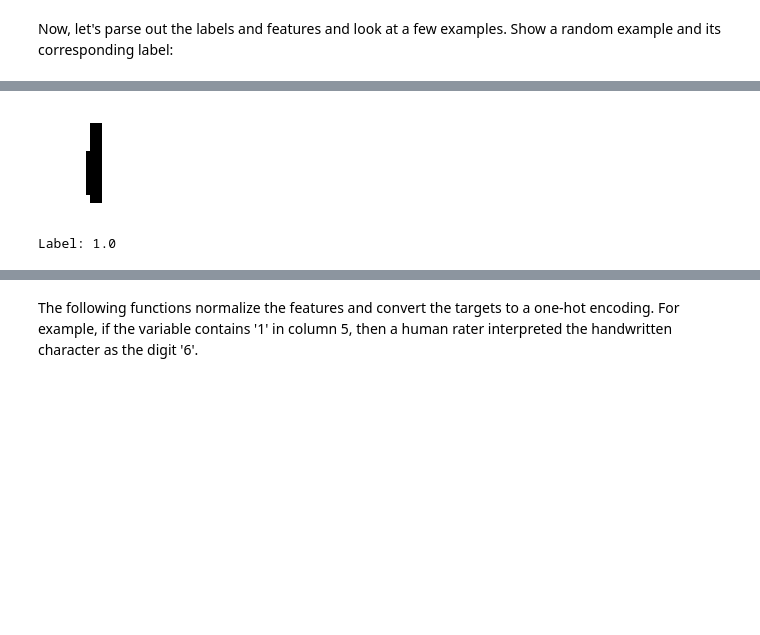
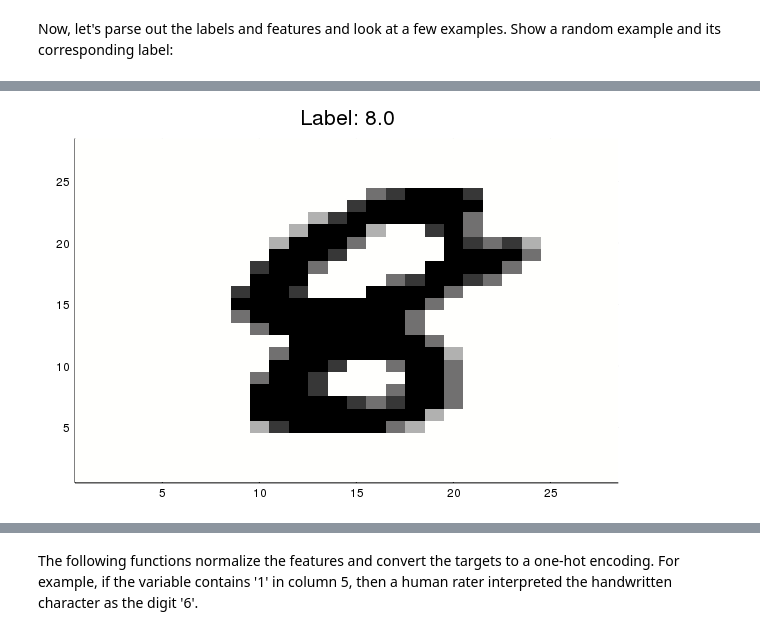
Before and after one commit to sdobber/MLCrashCourse, a Jupyter notebook: 10. Multi-class Classification of Handwritten Digits Julia.ipynb, the cells around one changed output, grey strips where cells are left out. Saved outputs shown, nothing was run; the diff lists cells and outputs as text; code cells hidden in the pictures; blank space fills up the shorter version.

```diff
--- a/10. Multi-class Classification of Handwritten Digits Julia.ipynb
+++ b/10. Multi-class Classification of Handwritten Digits Julia.ipynb
@@ -118,8 +121,9 @@ Now, let's parse out the labels and features and look at a few examples. Show a
 # %%
 rand_number=rand(1:60000)
 rand_example_features = trainfeatures(rand_number)
-img=colorview(Gray,1.-reshape(rand_example_features, (28, 28)))
 rand_example_label=trainlabel(rand_number)
-println("Label: ",rand_example_label)
-img
+#img=colorview(Gray,1 .-reshape(rand_example_features, (28, 28)))
+#println("Label: ",rand_example_label)
+#img
+p1=heatmap(reverse(1 .-reshape(rand_example_features, (28, 28)),dims=1), legend=:none, c=:gray, title="Label: $rand_example_label")
 # %% [output]
@@ -126,2 +132 @@ img
-[figure, old version]
+[figure, new version]
-Label: 1.0
```
Also changed, not shown: parts of 18 cells of this notebook, 7 other files.
